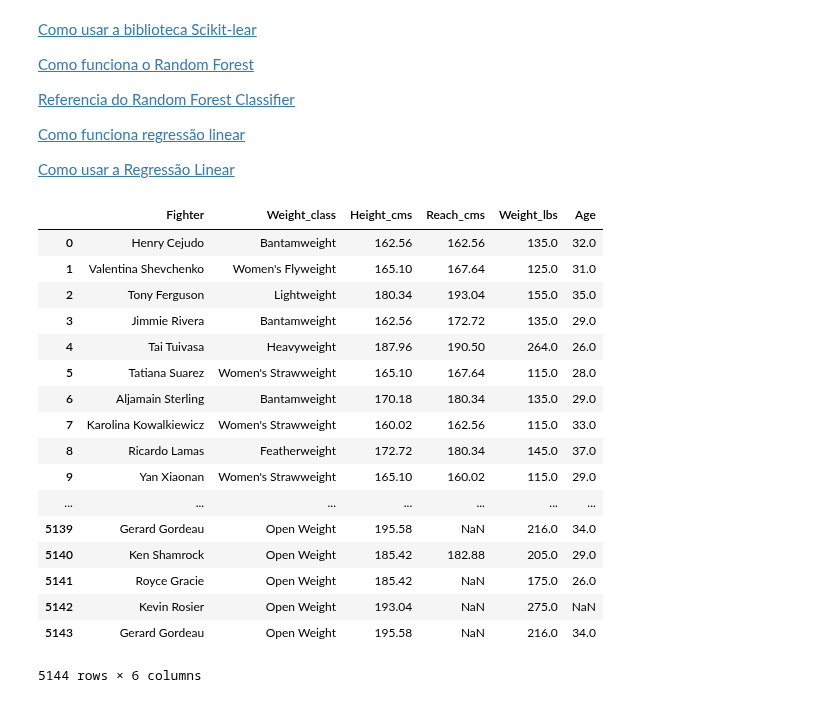
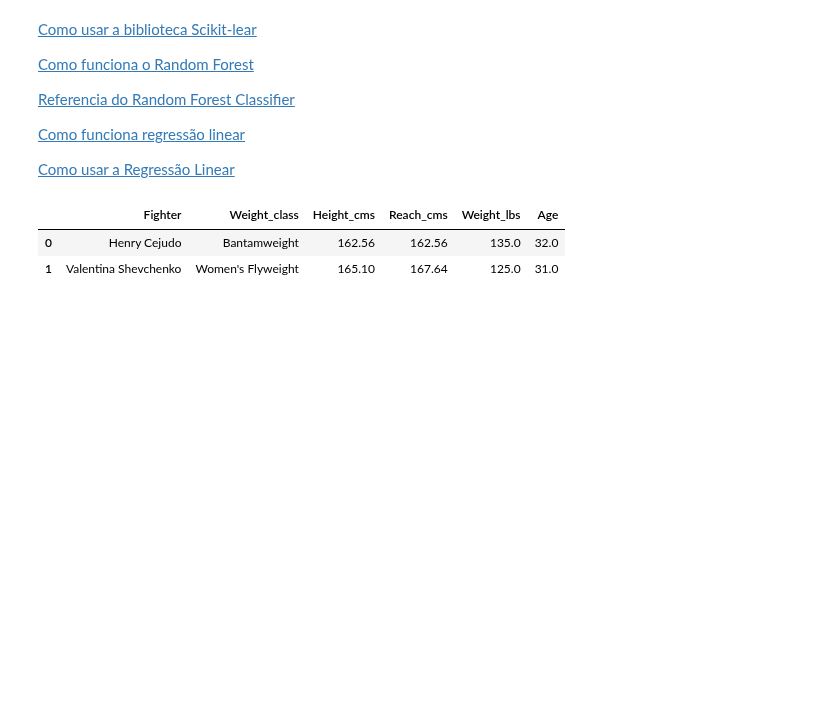
Before and after one commit to VergaraC/Dados_P3, a Jupyter notebook: Projeto3.ipynb, the cells around one changed output. Saved outputs shown, nothing was run; the diff lists cells and outputs as text; code cells hidden in the pictures; blank space fills up the shorter version.

```diff
--- a/Projeto3.ipynb
+++ b/Projeto3.ipynb
@@ -376,33 +375,18 @@ ___
 # %%
 #criando um novo dataframe
 lista_locB = ["B_fighter", "weight_class","B_Height_cms","B_Reach_cms","B_Weight_lbs","B_age"]
 lista_locR = ["R_fighter", "weight_class","R_Height_cms","R_Reach_cms","R_Weight_lbs","R_age"]
 data_red = data2.loc[: , lista_locR]
 data_blue = data2.loc[: , lista_locB]
 
 data_blue.columns = ["Fighter","Weight_class","Height_cms","Reach_cms","Weight_lbs","Age"]
 data_red.columns = ["Fighter","Weight_class","Height_cms","Reach_cms","Weight_lbs","Age"]
 
-data_red
+data_red.head(2)
 # %% [output]
 |  | Fighter | Weight_class | Height_cms | Reach_cms | Weight_lbs | Age |
 | 0 | Henry Cejudo | Bantamweight | 162.56 | 162.56 | 135.0 | 32.0 |
 | 1 | Valentina Shevchenko | Women's Flyweight | 165.10 | 167.64 | 125.0 | 31.0 |
-| 2 | Tony Ferguson | Lightweight | 180.34 | 193.04 | 155.0 | 35.0 |
-| 3 | Jimmie Rivera | Bantamweight | 162.56 | 172.72 | 135.0 | 29.0 |
-| 4 | Tai Tuivasa | Heavyweight | 187.96 | 190.50 | 264.0 | 26.0 |
-| 5 | Tatiana Suarez | Women's Strawweight | 165.10 | 167.64 | 115.0 | 28.0 |
-| 6 | Aljamain Sterling | Bantamweight | 170.18 | 180.34 | 135.0 | 29.0 |
-| 7 | Karolina Kowalkiewicz | Women's Strawweight | 160.02 | 162.56 | 115.0 | 33.0 |
-| 8 | Ricardo Lamas | Featherweight | 172.72 | 180.34 | 145.0 | 37.0 |
-| 9 | Yan Xiaonan | Women's Strawweight | 165.10 | 160.02 | 115.0 | 29.0 |
-| ... | ... | ... | ... | ... | ... | ... |
-| 5139 | Gerard Gordeau | Open Weight | 195.58 | NaN | 216.0 | 34.0 |
-| 5140 | Ken Shamrock | Open Weight | 185.42 | 182.88 | 205.0 | 29.0 |
-| 5141 | Royce Gracie | Open Weight | 185.42 | NaN | 175.0 | 26.0 |
-| 5142 | Kevin Rosier | Open Weight | 193.04 | NaN | 275.0 | NaN |
-| 5143 | Gerard Gordeau | Open Weight | 195.58 | NaN | 216.0 | 34.0 |
-5144 rows × 6 columns
 # %%
 newdataR = pd.DataFrame()
 
```
Also changed, not shown: parts of 11 cells of this notebook.
